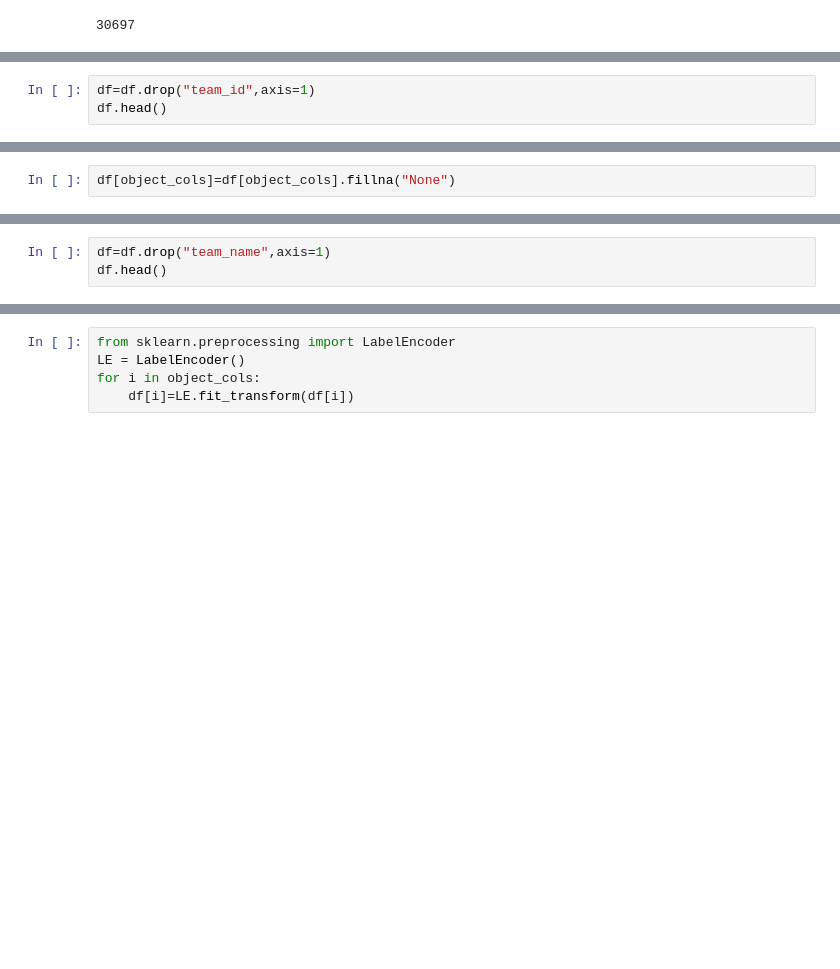
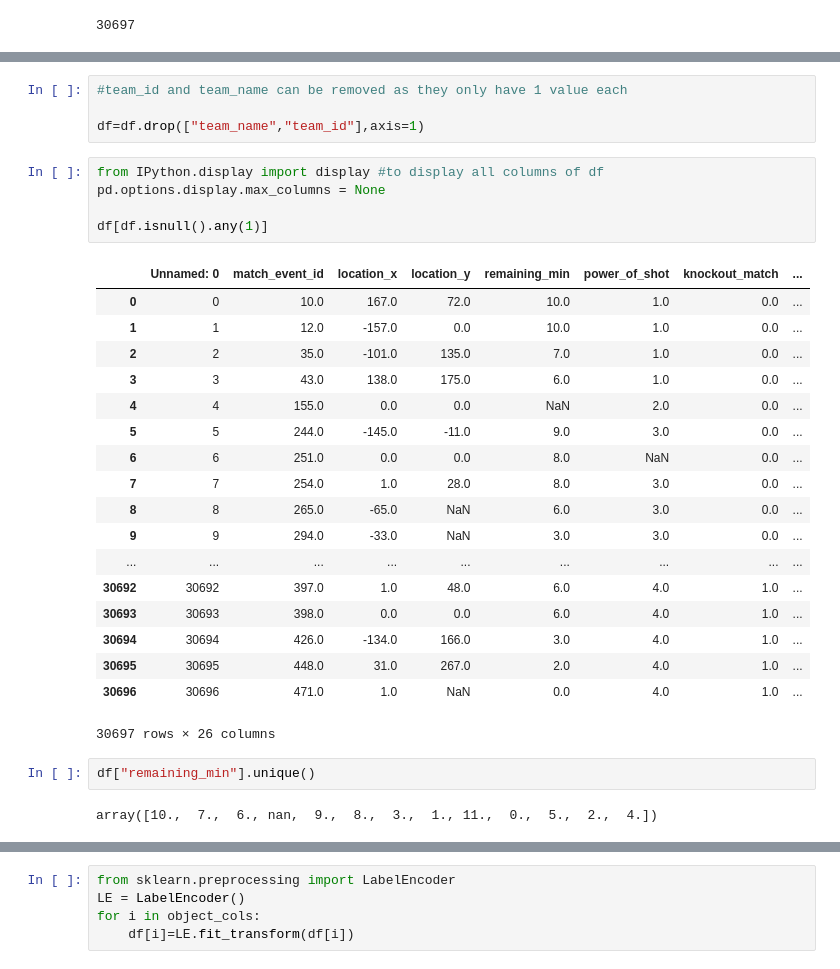
Before and after one commit to abhishek-rawat18/ML-Practice, a Jupyter notebook: CristianoRonaldo/ZS_Problem.ipynb, the cells around one changed output, grey strips where cells are left out. Saved outputs shown, nothing was run; the diff lists cells and outputs as text; blank space fills up the shorter version.

```diff
--- a/CristianoRonaldo/ZS_Problem.ipynb
+++ b/CristianoRonaldo/ZS_Problem.ipynb
@@ -62,3 +55,0 @@ array([1610612747], dtype=int64)
-# %%
-df=df.drop("team_id",axis=1)
-df.head()
@@ -87,2 +55,0 @@ object_cols
-# %%
-df[object_cols]=df[object_cols].fillna("None")
@@ -110,3 +55,0 @@ type_of_combined_shot  :  ['None' 'shot - 3' 'shot - 1' 'shot - 4' 'shot - 5' 's
-# %%
-df=df.drop("team_name",axis=1)
-df.head()
@@ -134,0 +104,32 @@ object_cols
+# %%
+#team_id and team_name can be removed as they only have 1 value each
+
+df=df.drop(["team_name","team_id"],axis=1)
+# %%
+from IPython.display import display #to display all columns of df
+pd.options.display.max_columns = None
+
+df[df.isnull().any(1)]
+# %% [output]
+|  | Unnamed: 0 | match_event_id | location_x | location_y | remaining_min | power_of_shot | knockout_match | ... |
+| 0 | 0 | 10.0 | 167.0 | 72.0 | 10.0 | 1.0 | 0.0 | ... |
+| 1 | 1 | 12.0 | -157.0 | 0.0 | 10.0 | 1.0 | 0.0 | ... |
+| 2 | 2 | 35.0 | -101.0 | 135.0 | 7.0 | 1.0 | 0.0 | ... |
+| 3 | 3 | 43.0 | 138.0 | 175.0 | 6.0 | 1.0 | 0.0 | ... |
+| 4 | 4 | 155.0 | 0.0 | 0.0 | NaN | 2.0 | 0.0 | ... |
+| 5 | 5 | 244.0 | -145.0 | -11.0 | 9.0 | 3.0 | 0.0 | ... |
+| 6 | 6 | 251.0 | 0.0 | 0.0 | 8.0 | NaN | 0.0 | ... |
+| 7 | 7 | 254.0 | 1.0 | 28.0 | 8.0 | 3.0 | 0.0 | ... |
+| 8 | 8 | 265.0 | -65.0 | NaN | 6.0 | 3.0 | 0.0 | ... |
+| 9 | 9 | 294.0 | -33.0 | NaN | 3.0 | 3.0 | 0.0 | ... |
+| ... | ... | ... | ... | ... | ... | ... | ... | ... |
+| 30692 | 30692 | 397.0 | 1.0 | 48.0 | 6.0 | 4.0 | 1.0 | ... |
+| 30693 | 30693 | 398.0 | 0.0 | 0.0 | 6.0 | 4.0 | 1.0 | ... |
+| 30694 | 30694 | 426.0 | -134.0 | 166.0 | 3.0 | 4.0 | 1.0 | ... |
+| 30695 | 30695 | 448.0 | 31.0 | 267.0 | 2.0 | 4.0 | 1.0 | ... |
+| 30696 | 30696 | 471.0 | 1.0 | NaN | 0.0 | 4.0 | 1.0 | ... |
+30697 rows × 26 columns
+# %%
+df["remaining_min"].unique()
+# %% [output]
+array([10.,  7.,  6., nan,  9.,  8.,  3.,  1., 11.,  0.,  5.,  2.,  4.])
```
Also changed, not shown: parts of 146 cells of this notebook.
